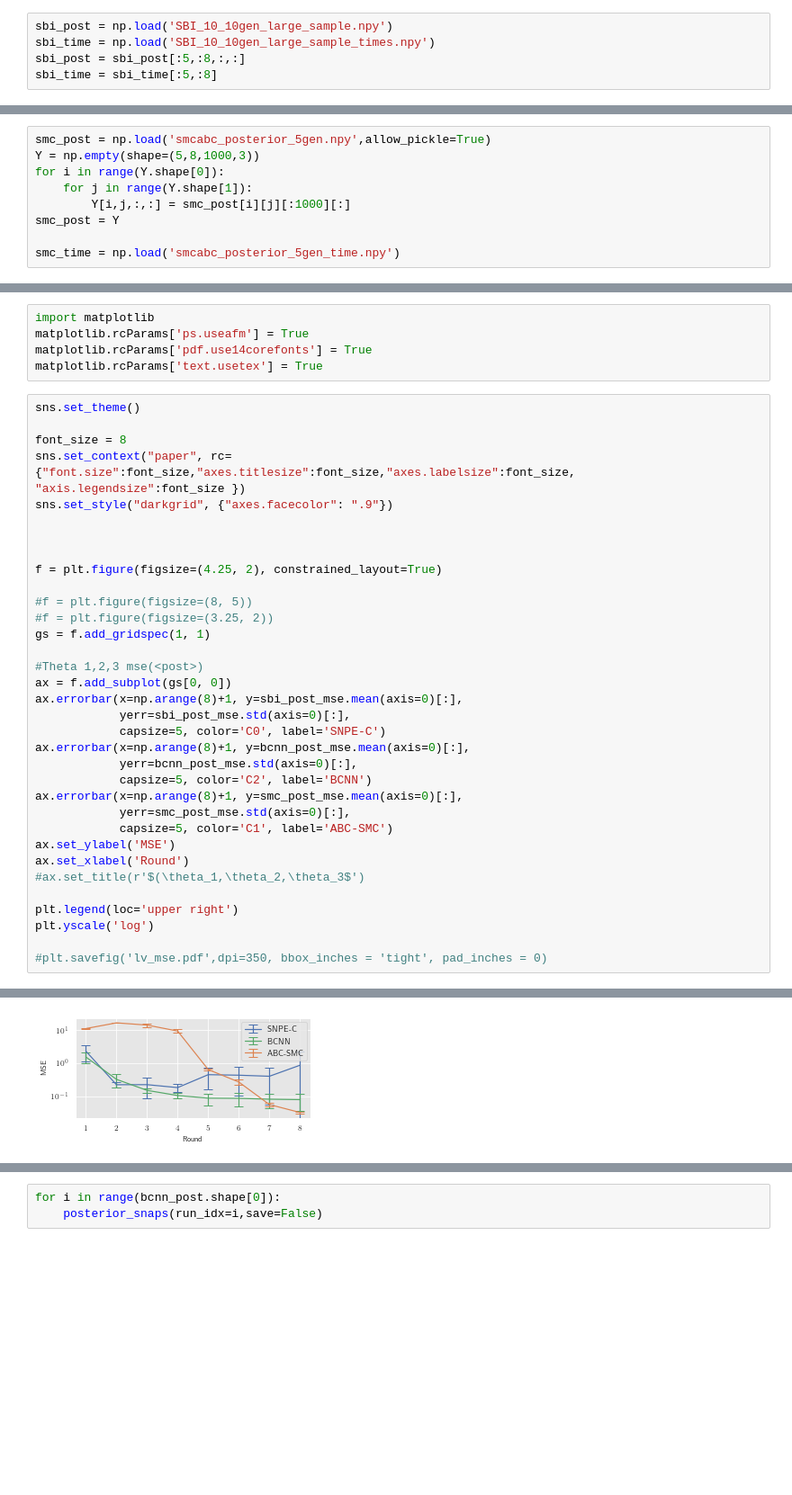
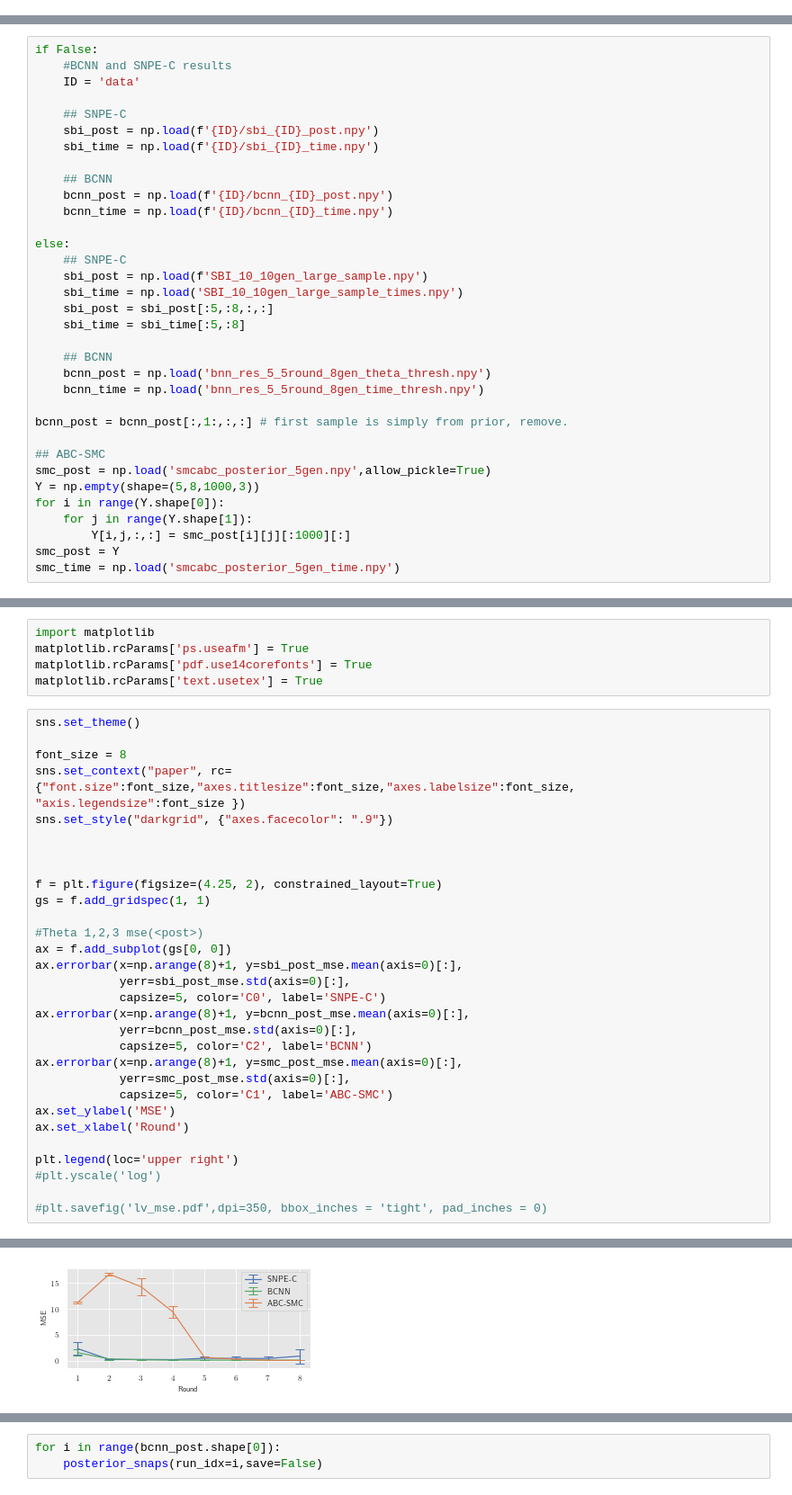
Before and after one commit to Wrede/BNN-LFI, a Jupyter notebook: LV/plotting.ipynb, the cells around one changed output, grey strips where cells are left out. Shown at 90% size. Drawn from its saved outputs; the diff is of its cells as text; blank space fills up the shorter version.

```diff
--- a/LV/plotting.ipynb
+++ b/LV/plotting.ipynb
@@ -15,5 +9,0 @@ warnings.filterwarnings("ignore")
-# %%
-sbi_post = np.load('SBI_10_10gen_large_sample.npy')
-sbi_time = np.load('SBI_10_10gen_large_sample_times.npy')
-sbi_post = sbi_post[:5,:8,:,:]
-sbi_time = sbi_time[:5,:8]
@@ -20,9 +13,34 @@ sbi_time = sbi_time[:5,:8]
 # %%
+if False:
+    #BCNN and SNPE-C results
+    ID = 'data'
+
+    ## SNPE-C
+    sbi_post = np.load(f'{ID}/sbi_{ID}_post.npy')
+    sbi_time = np.load(f'{ID}/sbi_{ID}_time.npy')
+
+    ## BCNN
+    bcnn_post = np.load(f'{ID}/bcnn_{ID}_post.npy')
+    bcnn_time = np.load(f'{ID}/bcnn_{ID}_time.npy')
+
+else:
+    ## SNPE-C
+    sbi_post = np.load(f'SBI_10_10gen_large_sample.npy')
+    sbi_time = np.load('SBI_10_10gen_large_sample_times.npy')
+    sbi_post = sbi_post[:5,:8,:,:]
+    sbi_time = sbi_time[:5,:8]
+
+    ## BCNN
+    bcnn_post = np.load('bnn_res_5_5round_8gen_theta_thresh.npy')
+    bcnn_time = np.load('bnn_res_5_5round_8gen_time_thresh.npy')
+
+bcnn_post = bcnn_post[:,1:,:,:] # first sample is simply from prior, remove.
+
+## ABC-SMC
 smc_post = np.load('smcabc_posterior_5gen.npy',allow_pickle=True)
 Y = np.empty(shape=(5,8,1000,3))
 for i in range(Y.shape[0]):
     for j in range(Y.shape[1]):
         Y[i,j,:,:] = smc_post[i][j][:1000][:]
 smc_post = Y
-
 smc_time = np.load('smcabc_posterior_5gen_time.npy')
@@ -74,9 +89,6 @@ sns.set_style("darkgrid", {"axes.facecolor": ".9"})
 
 
 f = plt.figure(figsize=(4.25, 2), constrained_layout=True)
-
-#f = plt.figure(figsize=(8, 5))
-#f = plt.figure(figsize=(3.25, 2))
 gs = f.add_gridspec(1, 1)
 
 #Theta 1,2,3 mse(<post>)
@@ -92,10 +104,9 @@ ax.errorbar(x=np.arange(8)+1, y=smc_post_mse.mean(axis=0)[:],
             capsize=5, color='C1', label='ABC-SMC')
 ax.set_ylabel('MSE')
 ax.set_xlabel('Round')
-#ax.set_title(r'$(\theta_1,\theta_2,\theta_3$')
 
 plt.legend(loc='upper right')
-plt.yscale('log')
+#plt.yscale('log')
 
 #plt.savefig('lv_mse.pdf',dpi=350, bbox_inches = 'tight', pad_inches = 0)
 # %% [output]
@@ -102,2 +114,2 @@ plt.yscale('log')
-[figure, old version]
+[figure, new version]
 # %% [markdown]
```
Also changed, not shown: parts of 22 cells of this notebook, 1 other file.
